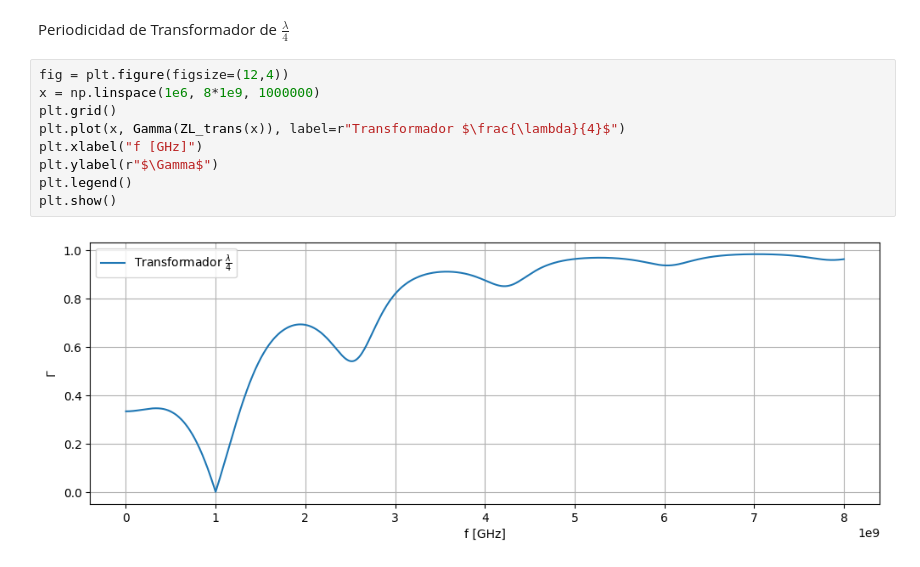
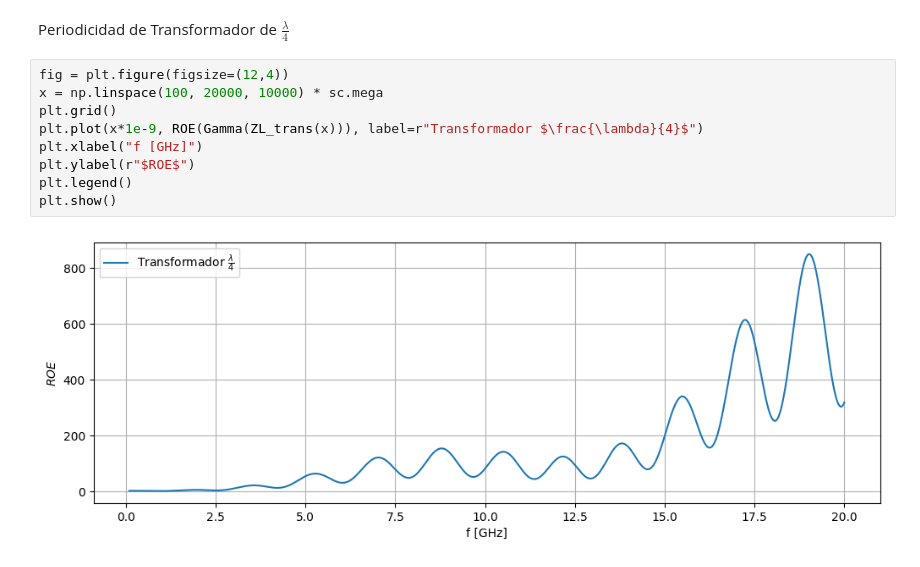
Before and after one commit to MilagrosMoutin/Microondas-TP2, a Jupyter notebook: Ejercicio2.ipynb, the cells around one changed output. Cells and saved outputs as stored; diff of their text form.

```diff
--- a/Ejercicio2.ipynb
+++ b/Ejercicio2.ipynb
@@ -327,12 +350,12 @@ plt.show()
 Periodicidad de Transformador de $\frac{\lambda}{4}$
 # %%
 fig = plt.figure(figsize=(12,4))
-x = np.linspace(1e6, 8*1e9, 1000000)
+x = np.linspace(100, 20000, 10000) * sc.mega
 plt.grid()
-plt.plot(x, Gamma(ZL_trans(x)), label=r"Transformador $\frac{\lambda}{4}$")
+plt.plot(x*1e-9, ROE(Gamma(ZL_trans(x))), label=r"Transformador $\frac{\lambda}{4}$")
 plt.xlabel("f [GHz]")
-plt.ylabel(r"$\Gamma$")
+plt.ylabel(r"$ROE$")
 plt.legend()
 plt.show()
 # %% [output]
-[figure, old version]
+[figure, new version]
```
Also changed, not shown: parts of 7 cells of this notebook, 1 other file.
